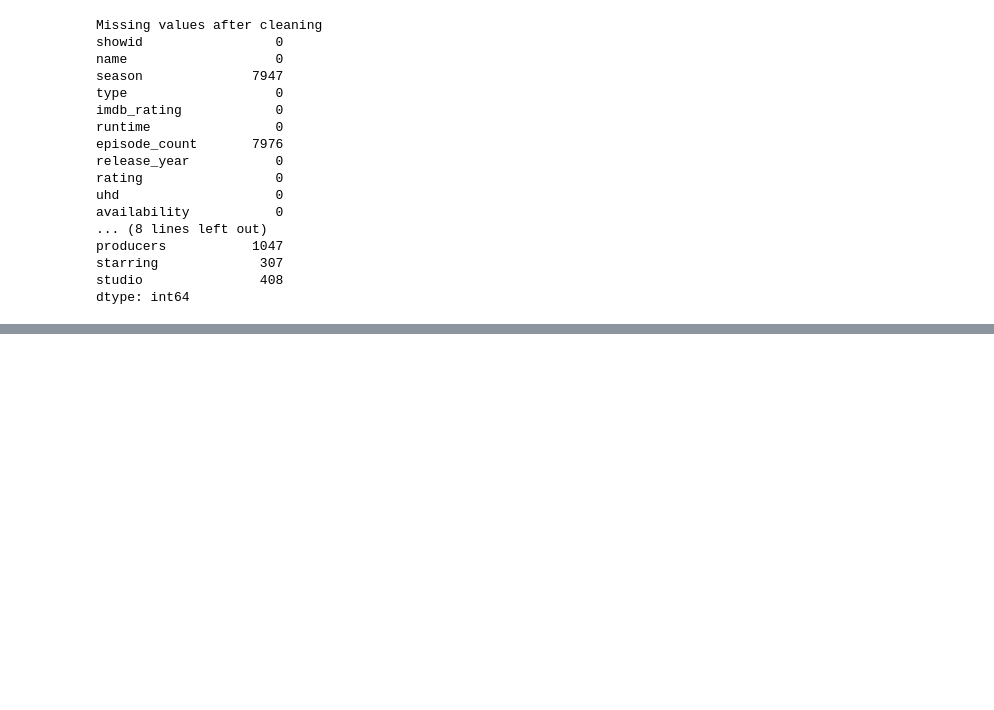
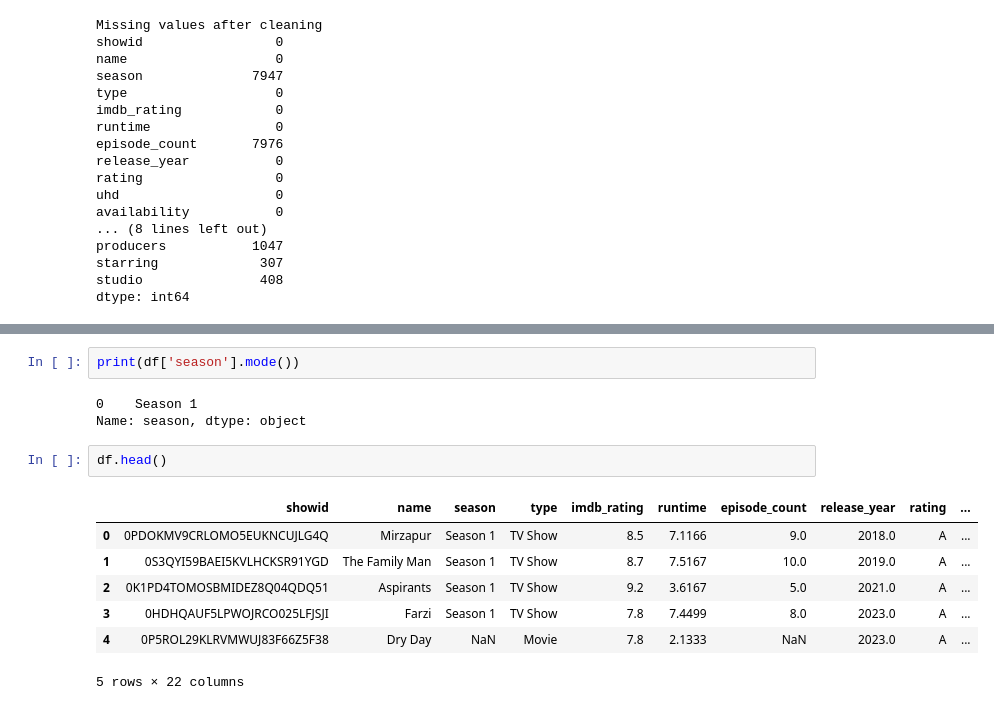
Before and after one commit to Nirajjj11/ml_learning, a Jupyter notebook: eda/eda_on_AmazonPrime.ipynb, the cells around one changed output, grey strips where cells are left out. Cells and saved outputs as stored; diff of their text form; blank space fills up the shorter version.

```diff
--- a/eda/eda_on_AmazonPrime.ipynb
+++ b/eda/eda_on_AmazonPrime.ipynb
@@ -130,0 +197,15 @@ dtype: int64
+# %%
+print(df['season'].mode())
+# %% [output]
+0    Season 1
+Name: season, dtype: object
+# %%
+df.head()
+# %% [output]
+|  | showid | name | season | type | imdb_rating | runtime | episode_count | release_year | rating | ... |
+| 0 | 0PDOKMV9CRLOMO5EUKNCUJLG4Q | Mirzapur | Season 1 | TV Show | 8.5 | 7.1166 | 9.0 | 2018.0 | A | ... |
+| 1 | 0S3QYI59BAEI5KVLHCKSR91YGD | The Family Man | Season 1 | TV Show | 8.7 | 7.5167 | 10.0 | 2019.0 | A | ... |
+| 2 | 0K1PD4TOMOSBMIDEZ8Q04QDQ51 | Aspirants | Season 1 | TV Show | 9.2 | 3.6167 | 5.0 | 2021.0 | A | ... |
+| 3 | 0HDHQAUF5LPWOJRCO025LFJSJI | Farzi | Season 1 | TV Show | 7.8 | 7.4499 | 8.0 | 2023.0 | A | ... |
+| 4 | 0P5ROL29KLRVMWUJ83F66Z5F38 | Dry Day | NaN | Movie | 7.8 | 2.1333 | NaN | 2023.0 | A | ... |
+5 rows × 22 columns
```
Also changed, not shown: parts of 3 cells of this notebook.
